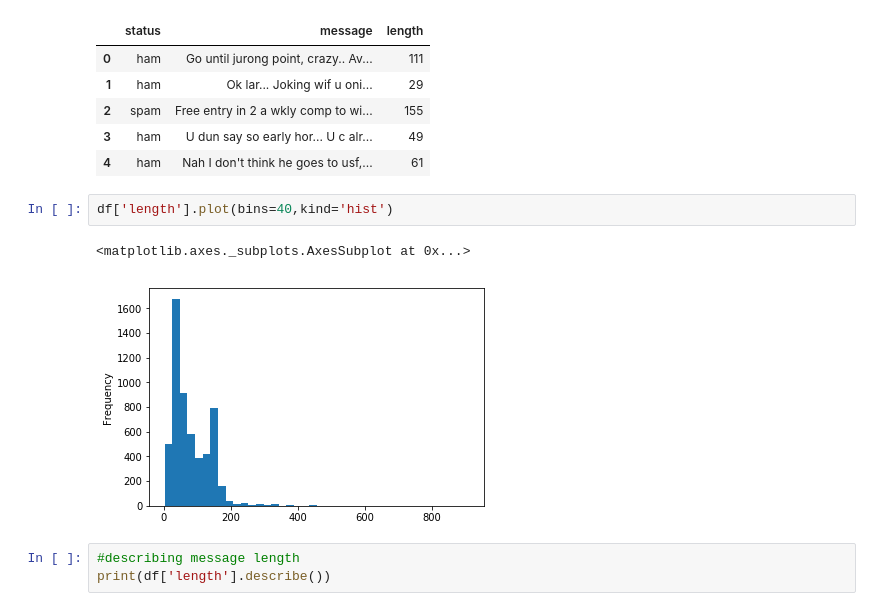
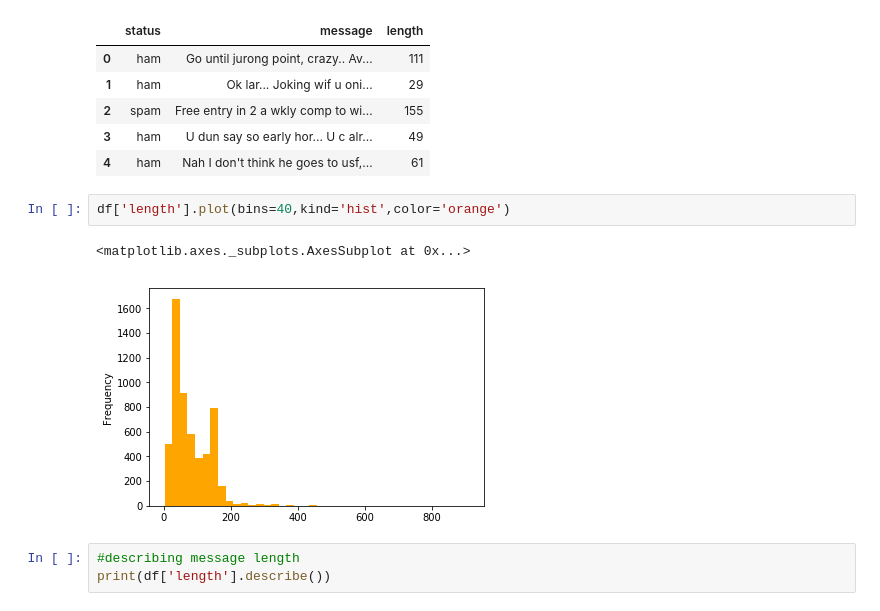
Before and after one commit to surya-veer/SpamHam-Filter, a Jupyter notebook: Spam_filter.ipynb, the cells around one changed output. Saved outputs shown, nothing was run; the diff lists cells and outputs as text.

```diff
--- a/Spam_filter.ipynb
+++ b/Spam_filter.ipynb
@@ -67,10 +67,10 @@ df.head()
 | 3 | ham | U dun say so early hor... U c alr... | 49 |
 | 4 | ham | Nah I don't think he goes to usf,... | 61 |
 # %%
-df['length'].plot(bins=40,kind='hist')
+df['length'].plot(bins=40,kind='hist',color='orange')
 # %% [output]
 <matplotlib.axes._subplots.AxesSubplot at 0x...>
-[figure, old version]
+[figure, new version]
 # %%
 #describing message length
 print(df['length'].describe())
```
Also changed, not shown: parts of 3 cells of this notebook.
